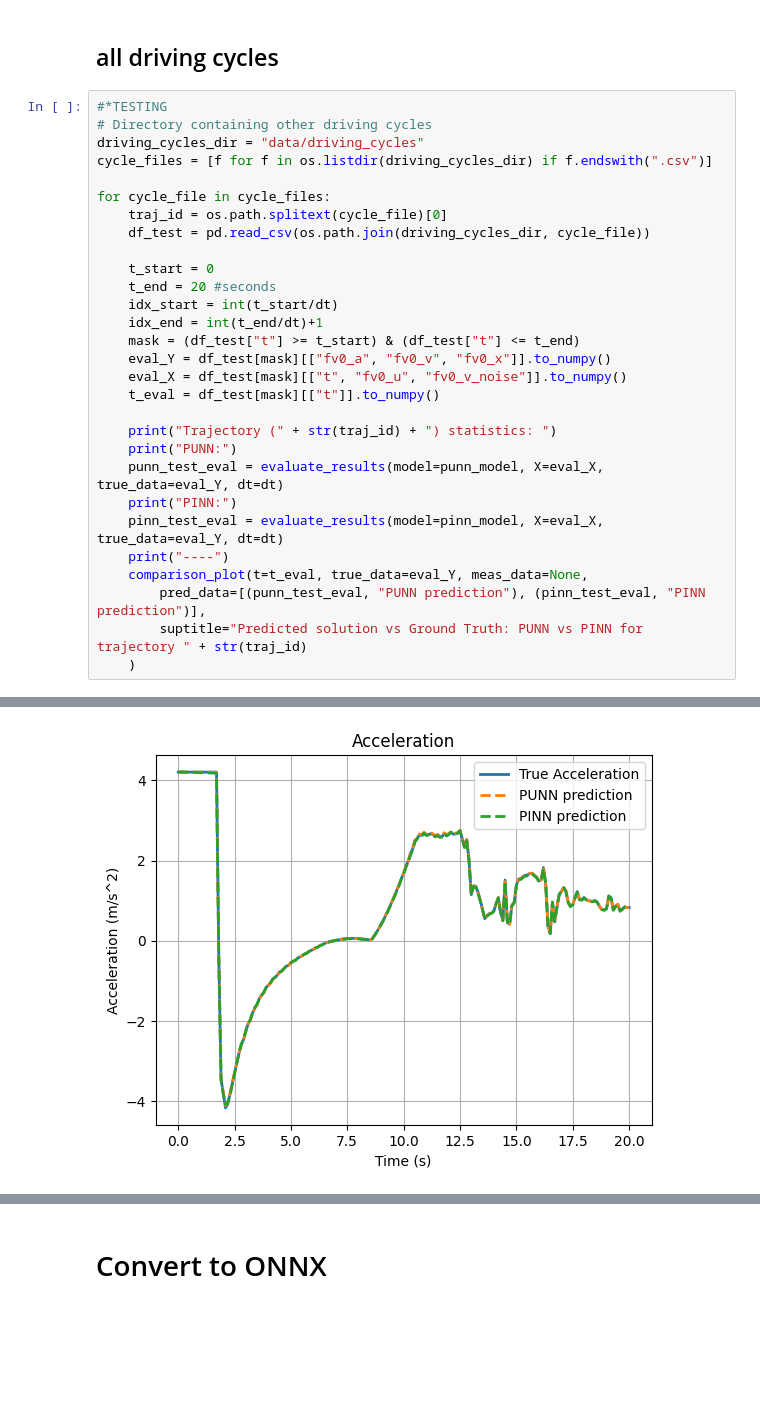
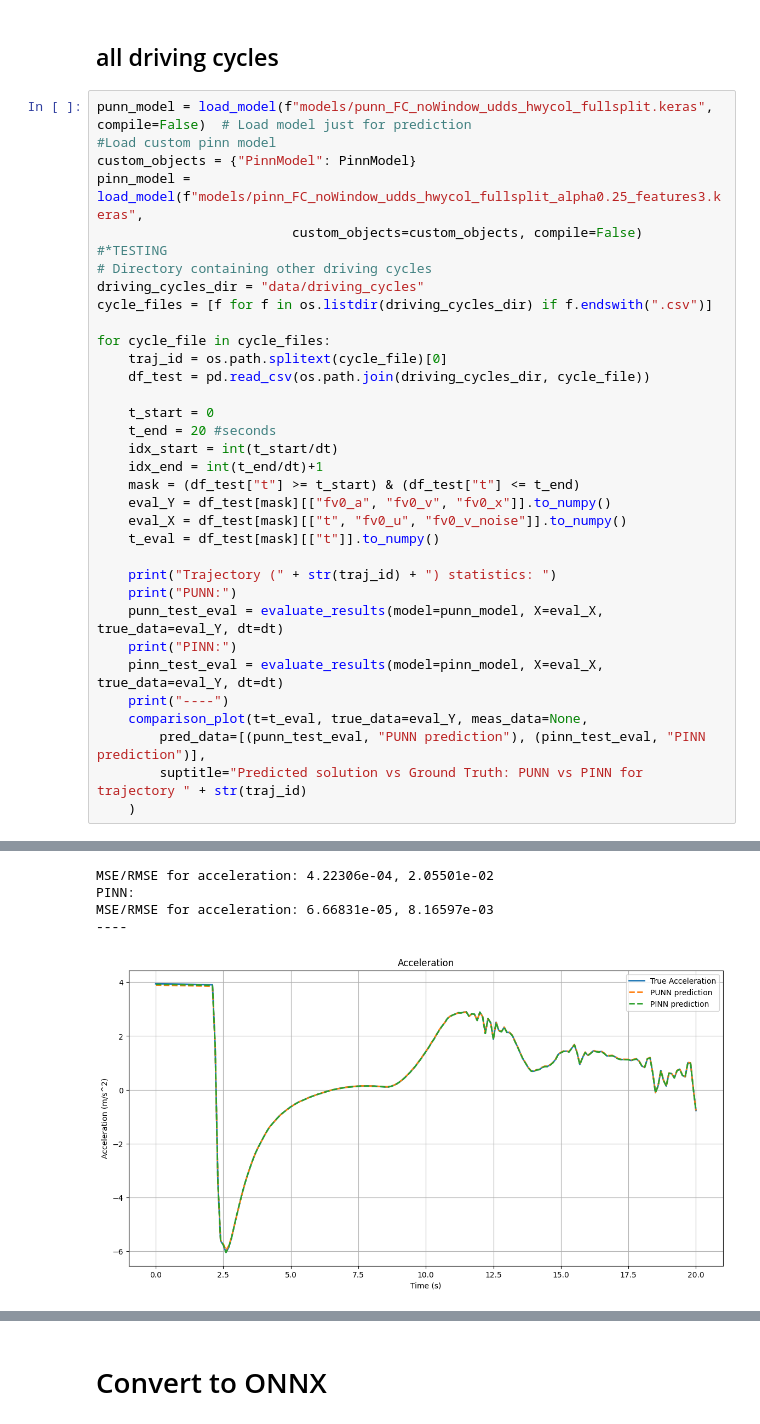
Before and after one commit to ZeArteaga/PINN-control-platooning, a Jupyter notebook: PINN.ipynb, the cells around one changed output, grey strips where cells are left out. Saved outputs shown, nothing was run; the diff lists cells and outputs as text; blank space fills up the shorter version.

Commit message:
added more custom driving cycles for testing

```diff
--- a/PINN.ipynb
+++ b/PINN.ipynb
@@ -506,6 +494,11 @@ MSE/RMSE for acceleration: 3.04282e-05, 5.51618e-03
 # %% [markdown]
 ## all driving cycles
 # %%
+punn_model = load_model(f"models/punn_FC_noWindow_udds_hwycol_fullsplit.keras", compile=False)  # Load model just for prediction
+#Load custom pinn model
+custom_objects = {"PinnModel": PinnModel}
+pinn_model = load_model(f"models/pinn_FC_noWindow_udds_hwycol_fullsplit_alpha0.25_features3.keras",
+                         custom_objects=custom_objects, compile=False)
 #*TESTING
 # Directory containing other driving cycles
 driving_cycles_dir = "data/driving_cycles"
@@ -548 +539,5 @@ MSE/RMSE for position: 1.49834e+00, 1.22407e+00
+MSE/RMSE for acceleration: 4.22306e-04, 2.05501e-02
+PINN:
+MSE/RMSE for acceleration: 6.66831e-05, 8.16597e-03
+----
-[figure, old version]
+[figure, new version]
```
Also changed, not shown: parts of 2 cells of this notebook, 18 other files.
